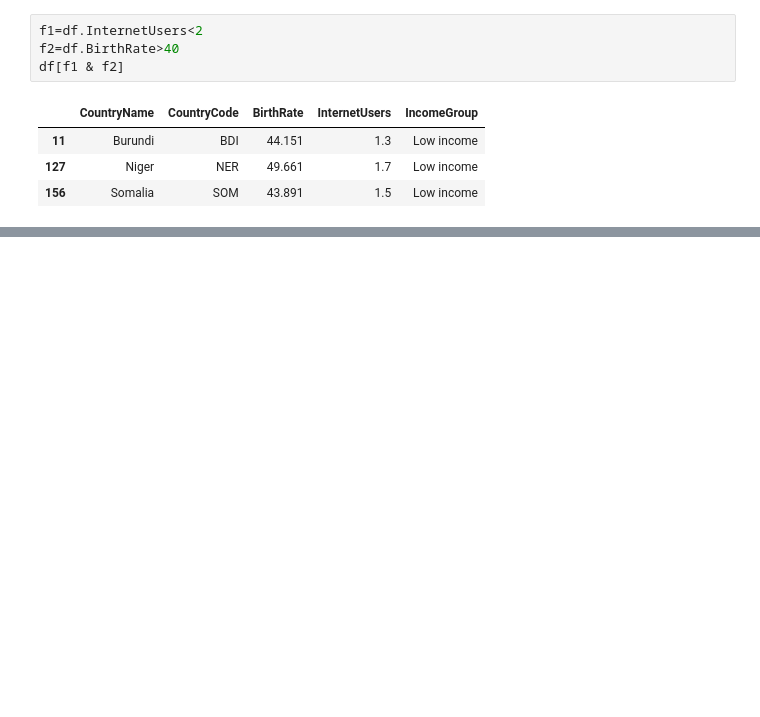
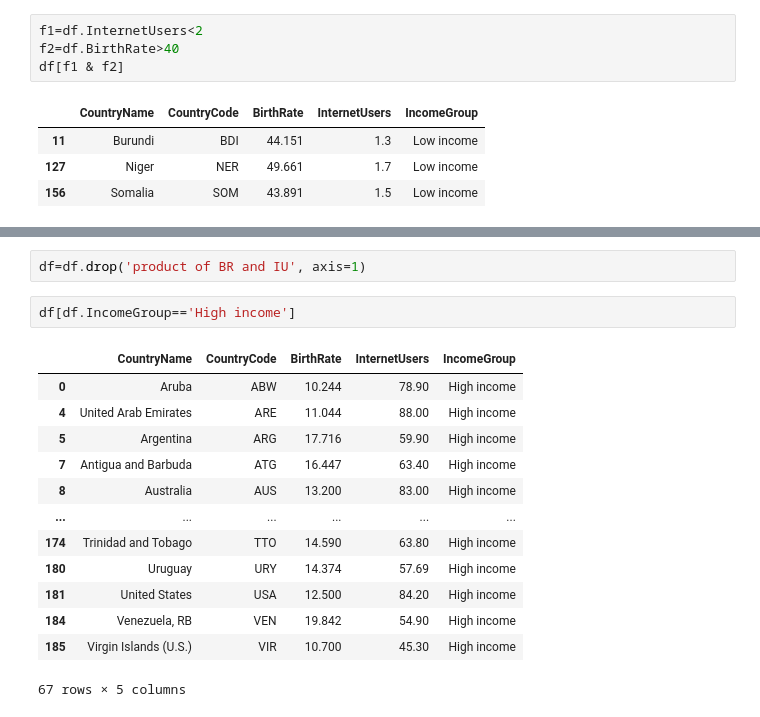
Before and after one commit to umashravani24/FSDS-_LEARNER, a Jupyter notebook: country_gdp_anlysis.ipynb, the cells around one changed output, grey strips where cells are left out. Cells and saved outputs as stored; diff of their text form; blank space fills up the shorter version.

```diff
--- a/country_gdp_anlysis.ipynb
+++ b/country_gdp_anlysis.ipynb
@@ -533,0 +548,18 @@ df[f1 & f2]
+# %%
+df=df.drop('product of BR and IU', axis=1)
+# %%
+df[df.IncomeGroup=='High income']
+# %% [output]
+|  | CountryName | CountryCode | BirthRate | InternetUsers | IncomeGroup |
+| 0 | Aruba | ABW | 10.244 | 78.90 | High income |
+| 4 | United Arab Emirates | ARE | 11.044 | 88.00 | High income |
+| 5 | Argentina | ARG | 17.716 | 59.90 | High income |
+| 7 | Antigua and Barbuda | ATG | 16.447 | 63.40 | High income |
+| 8 | Australia | AUS | 13.200 | 83.00 | High income |
+| ... | ... | ... | ... | ... | ... |
+| 174 | Trinidad and Tobago | TTO | 14.590 | 63.80 | High income |
+| 180 | Uruguay | URY | 14.374 | 57.69 | High income |
+| 181 | United States | USA | 12.500 | 84.20 | High income |
+| 184 | Venezuela, RB | VEN | 19.842 | 54.90 | High income |
+| 185 | Virgin Islands (U.S.) | VIR | 10.700 | 45.30 | High income |
+67 rows × 5 columns
```
Also changed, not shown: parts of 8 cells of this notebook, 2 other files.
